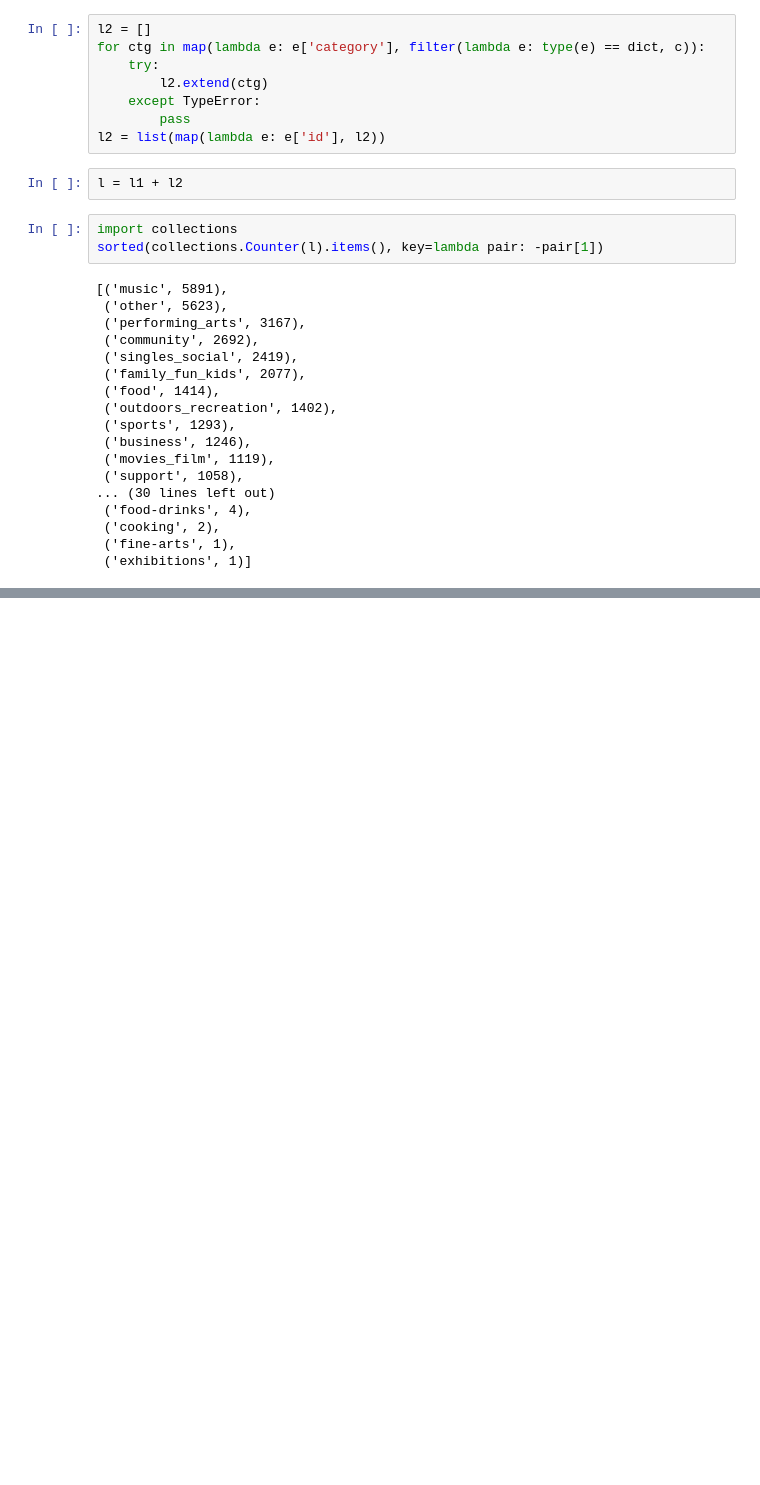
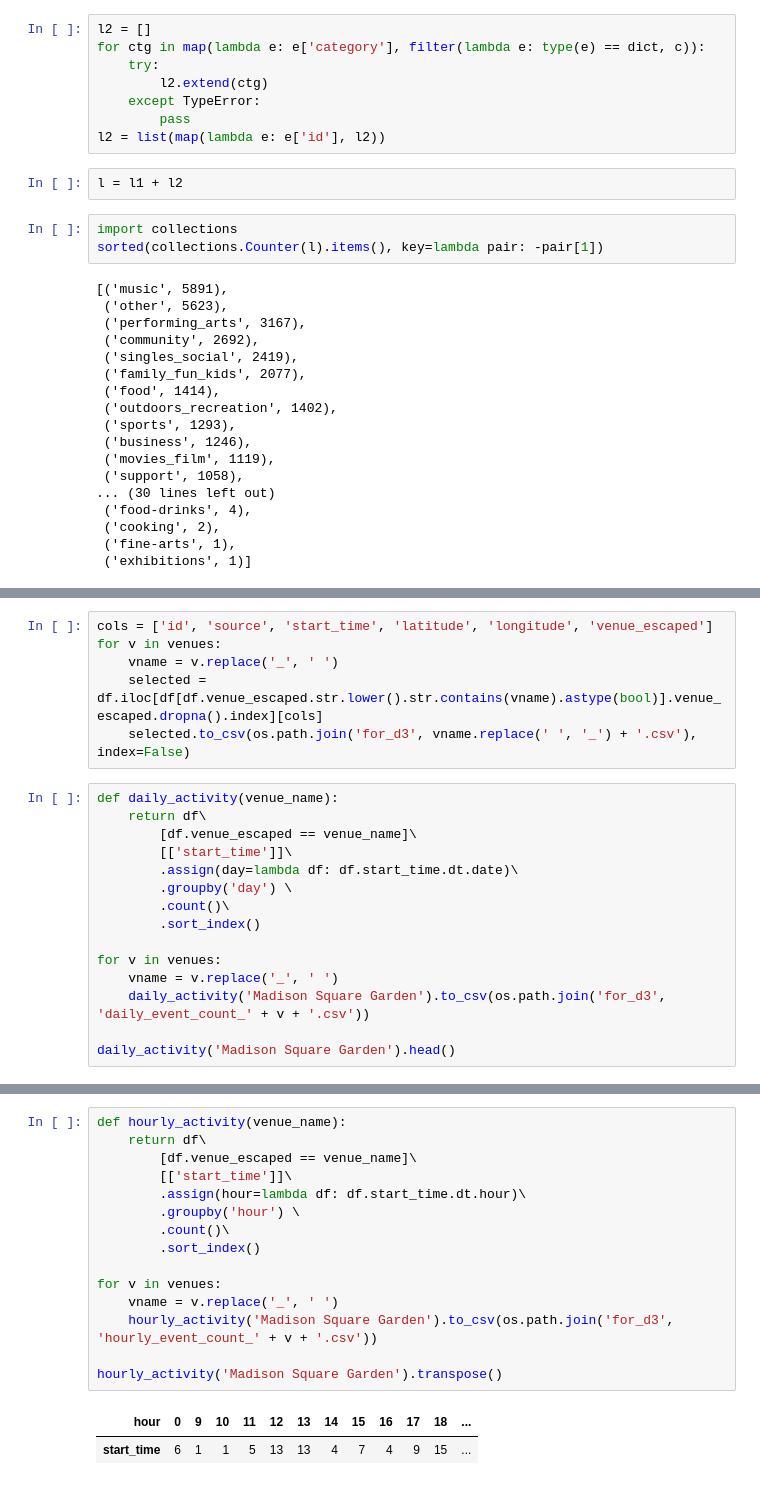
Before and after one commit to inon-peled/dtu_visualization_d3_course, a Jupyter notebook: project/py/explore_events_data.ipynb, the cells around one changed output, grey strips where cells are left out. Drawn from its saved outputs; the diff is of its cells as text; blank space fills up the shorter version.

```diff
--- a/project/py/explore_events_data.ipynb
+++ b/project/py/explore_events_data.ipynb
@@ -181,0 +182,21 @@ sorted(collections.Counter(l).items(), key=lambda pair: -pair[1])
+# %%
+cols = ['id', 'source', 'start_time', 'latitude', 'longitude', 'venue_escaped']
+for v in venues:
+    vname = v.replace('_', ' ')
+    selected = df.iloc[df[df.venue_escaped.str.lower().str.contains(vname).astype(bool)].venue_escaped.dropna().index][cols]
+    selected.to_csv(os.path.join('for_d3', vname.replace(' ', '_') + '.csv'), index=False)
+# %%
+def daily_activity(venue_name):
+    return df\
+        [df.venue_escaped == venue_name]\
+        [['start_time']]\
+        .assign(day=lambda df: df.start_time.dt.date)\
+        .groupby('day') \
+        .count()\
+        .sort_index()
+
+for v in venues:
+    vname = v.replace('_', ' ')
+    daily_activity('Madison Square Garden').to_csv(os.path.join('for_d3', 'daily_event_count_' + v + '.csv'))
+
+daily_activity('Madison Square Garden').head()
@@ -181,0 +211,18 @@ sorted(collections.Counter(l).items(), key=lambda pair: -pair[1])
+# %%
+def hourly_activity(venue_name):
+    return df\
+        [df.venue_escaped == venue_name]\
+        [['start_time']]\
+        .assign(hour=lambda df: df.start_time.dt.hour)\
+        .groupby('hour') \
+        .count()\
+        .sort_index()
+
+for v in venues:
+    vname = v.replace('_', ' ')
+    hourly_activity('Madison Square Garden').to_csv(os.path.join('for_d3', 'hourly_event_count_' + v + '.csv'))
+
+hourly_activity('Madison Square Garden').transpose()
+# %% [output]
+| hour | 0 | 9 | 10 | 11 | 12 | 13 | 14 | 15 | 16 | 17 | 18 | ... |
+| start_time | 6 | 1 | 1 | 5 | 13 | 13 | 4 | 7 | 4 | 9 | 15 | ... |
```
Also changed, not shown: parts of 5 cells of this notebook, 39 other files.
